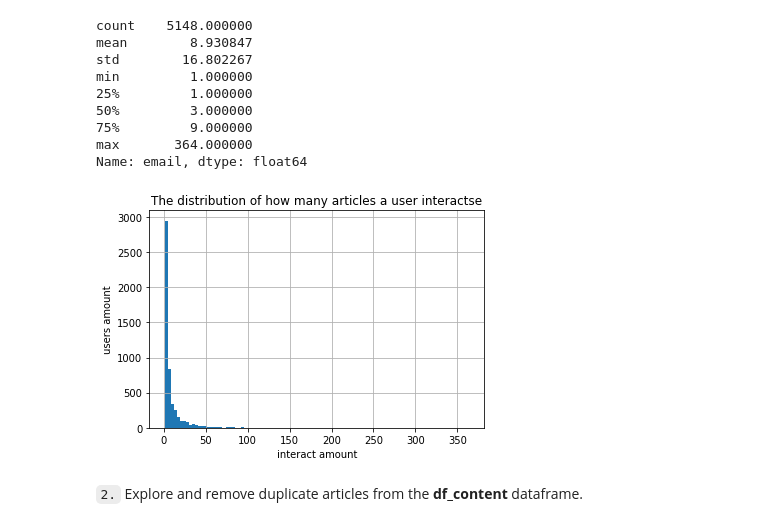
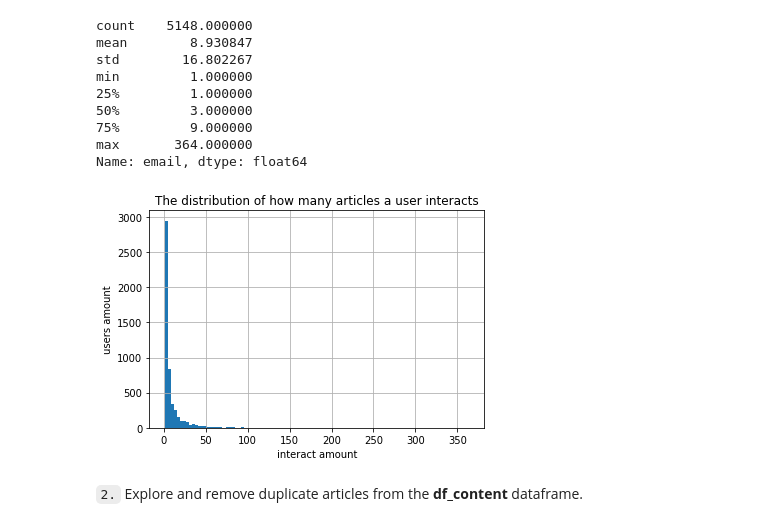
Before and after one commit to tinachientw/DSND_Recommendation_with_IBM, a Jupyter notebook: Recommendations_with_IBM.ipynb, the cells around one changed output. Cells and saved outputs as stored; diff of their text form; code cells hidden in the pictures.

```diff
--- a/Recommendations_with_IBM.ipynb
+++ b/Recommendations_with_IBM.ipynb
@@ -75,12 +72,12 @@ max       364.000000
 Name: email, dtype: float64
 # %%
 df['email'].value_counts().hist(bins=100)
-plt.title("The distribution of how many articles a user interactse")
+plt.title("The distribution of how many articles a user interacts")
 plt.xlabel("interact amount")
 plt.ylabel("users amount")
 plt.show()
 # %% [output]
-[figure, old version]
+[figure, new version]
 # %%
 # Fill in the median and maximum number of user_article interactios below
 
```
Also changed, not shown: parts of 35 cells of this notebook, 1 other file.
